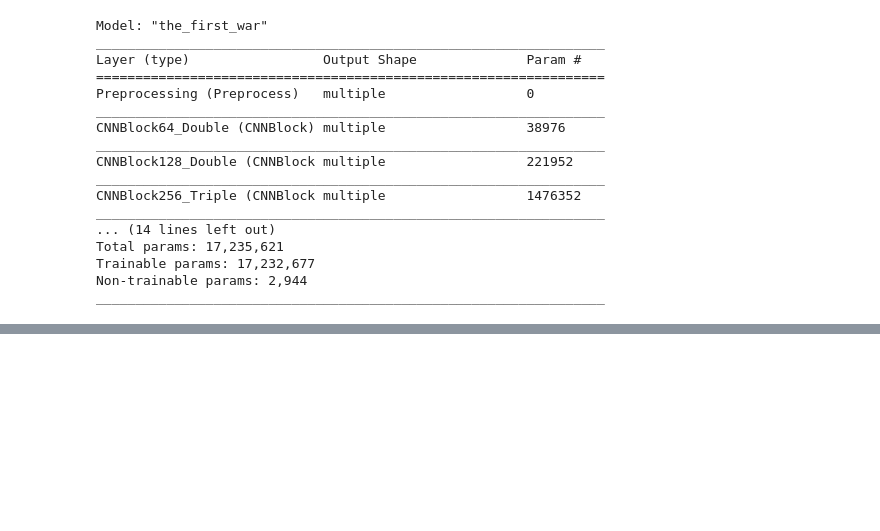
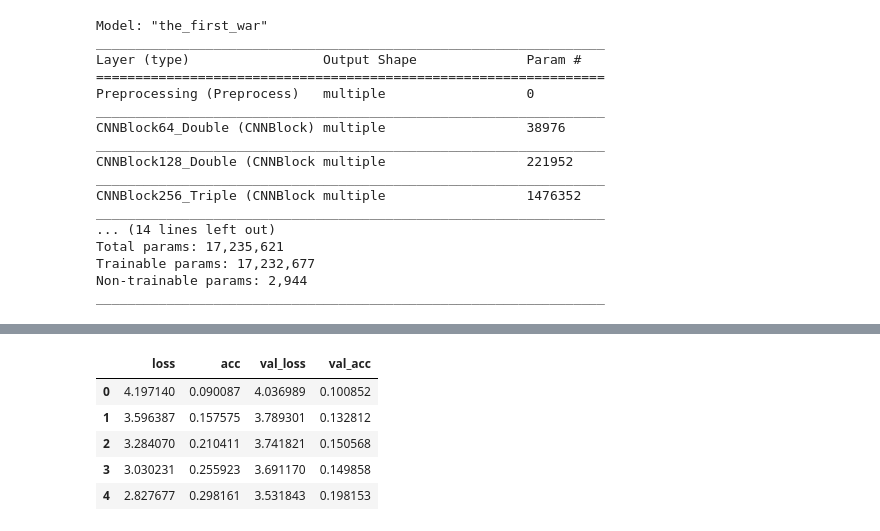
Before and after one commit to Cookie182/Action-Recognition, a Jupyter notebook: first_model/model1_notebook.ipynb, the cells around one changed output, grey strips where cells are left out. Saved outputs shown, nothing was run; the diff lists cells and outputs as text; code cells hidden in the pictures; blank space fills up the shorter version.

```diff
--- a/first_model/model1_notebook.ipynb
+++ b/first_model/model1_notebook.ipynb
@@ -297,0 +283,10 @@ test = model.evaluate(Test_Data, steps=len(Test_Data) // BATCH_SIZE, workers=-1,
+# %%
+train_history = pd.DataFrame(train.history)
+train_history.head()
+# %% [output]
+|  | loss | acc | val_loss | val_acc |
+| 0 | 4.197140 | 0.090087 | 4.036989 | 0.100852 |
+| 1 | 3.596387 | 0.157575 | 3.789301 | 0.132812 |
+| 2 | 3.284070 | 0.210411 | 3.741821 | 0.150568 |
+| 3 | 3.030231 | 0.255923 | 3.691170 | 0.149858 |
+| 4 | 2.827677 | 0.298161 | 3.531843 | 0.198153 |
```
Also changed, not shown: parts of 4 cells of this notebook.
